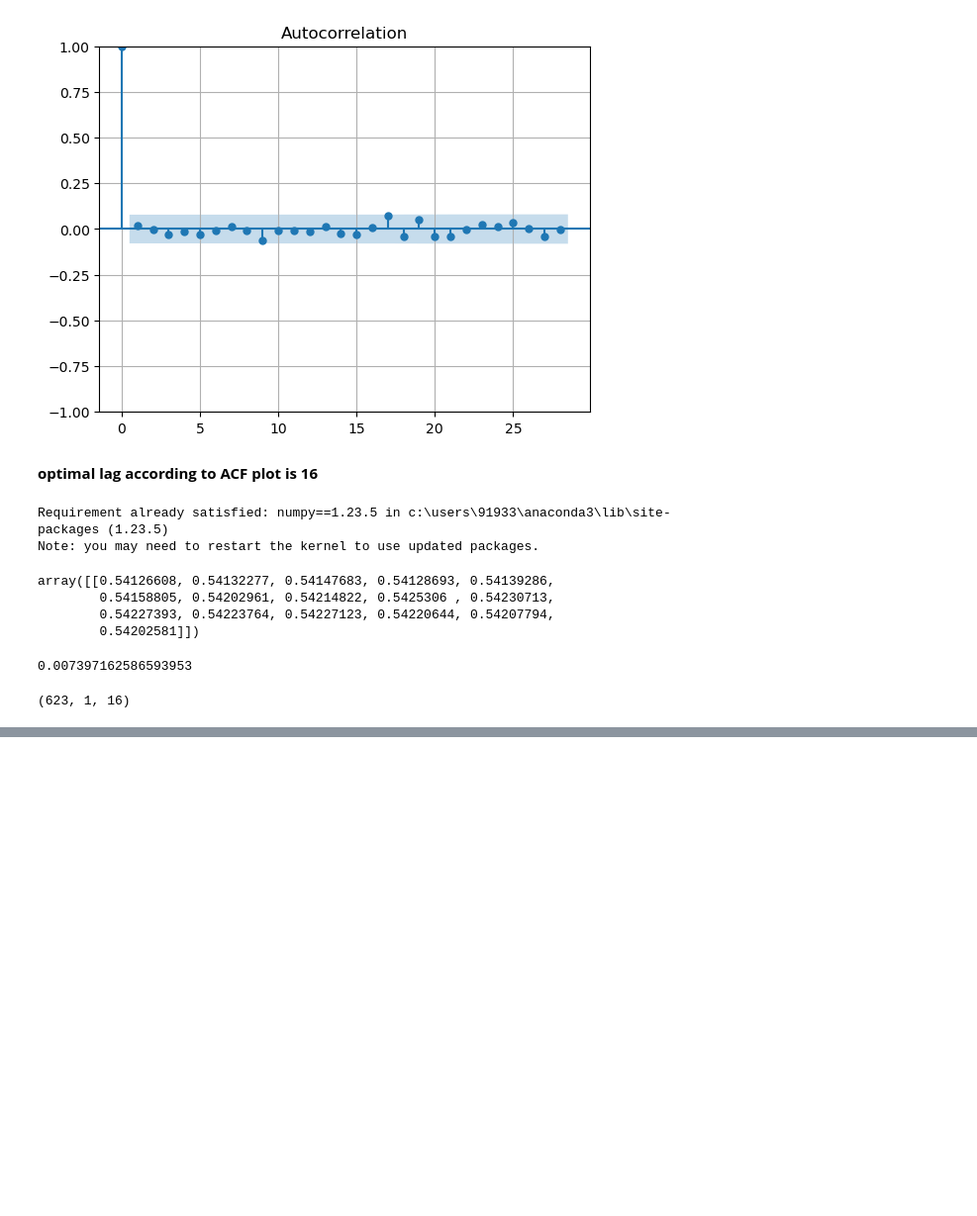
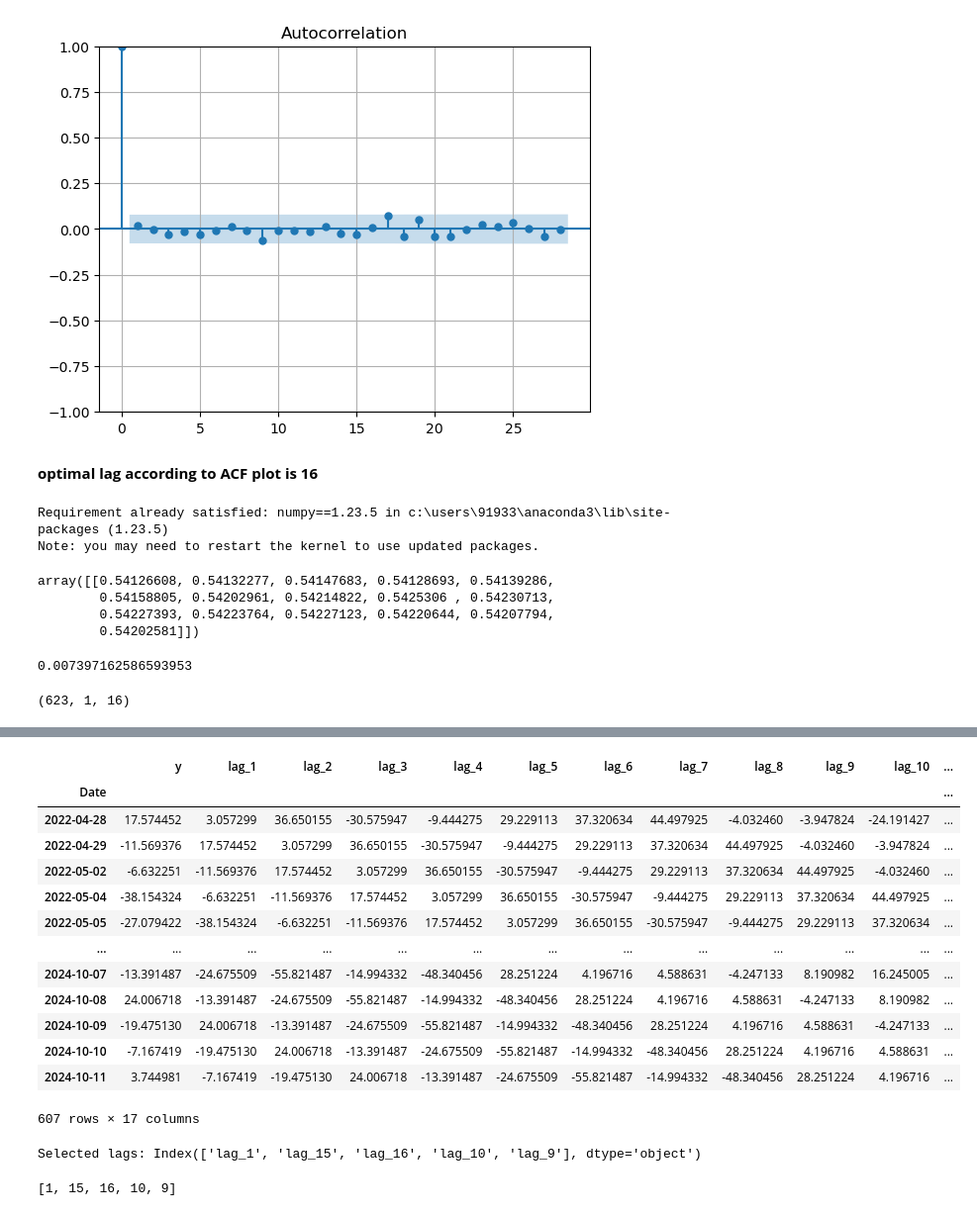
Before and after one commit to 035skt/ECO723, a Jupyter notebook: Analysis_11.ipynb, the cells around one changed output, grey strips where cells are left out. Shown at 99% size. Saved outputs shown, nothing was run; the diff lists cells and outputs as text; code cells hidden in the pictures; blank space fills up the shorter version.

```diff
--- a/Analysis_11.ipynb
+++ b/Analysis_11.ipynb
@@ -810,0 +845,27 @@ RMSE is 15.760915642377054
+# %%
+def create_lagged_features(series, max_lag=16):
+    df = pd.DataFrame({'y': series})
+    for lag in range(1, max_lag + 1):
+        df[f'lag_{lag}'] = df['y'].shift(lag)
+    df = df.dropna()
+    return df
+
+
+df_lags = create_lagged_features(residuals, max_lag=16)
+# %%
+df_lags
+# %% [output]
+|  | y | lag_1 | lag_2 | lag_3 | lag_4 | lag_5 | lag_6 | lag_7 | lag_8 | lag_9 | lag_10 | ... |
+| Date |  |  |  |  |  |  |  |  |  |  |  | ... |
+| 2022-04-28 | 17.574452 | 3.057299 | 36.650155 | -30.575947 | -9.444275 | 29.229113 | 37.320634 | 44.497925 | -4.032460 | -3.947824 | -24.191427 | ... |
+| 2022-04-29 | -11.569376 | 17.574452 | 3.057299 | 36.650155 | -30.575947 | -9.444275 | 29.229113 | 37.320634 | 44.497925 | -4.032460 | -3.947824 | ... |
+| 2022-05-02 | -6.632251 | -11.569376 | 17.574452 | 3.057299 | 36.650155 | -30.575947 | -9.444275 | 29.229113 | 37.320634 | 44.497925 | -4.032460 | ... |
+| 2022-05-04 | -38.154324 | -6.632251 | -11.569376 | 17.574452 | 3.057299 | 36.650155 | -30.575947 | -9.444275 | 29.229113 | 37.320634 | 44.497925 | ... |
+| 2022-05-05 | -27.079422 | -38.154324 | -6.632251 | -11.569376 | 17.574452 | 3.057299 | 36.650155 | -30.575947 | -9.444275 | 29.229113 | 37.320634 | ... |
+| ... | ... | ... | ... | ... | ... | ... | ... | ... | ... | ... | ... | ... |
+| 2024-10-07 | -13.391487 | -24.675509 | -55.821487 | -14.994332 | -48.340456 | 28.251224 | 4.196716 | 4.588631 | -4.247133 | 8.190982 | 16.245005 | ... |
+| 2024-10-08 | 24.006718 | -13.391487 | -24.675509 | -55.821487 | -14.994332 | -48.340456 | 28.251224 | 4.196716 | 4.588631 | -4.247133 | 8.190982 | ... |
+| 2024-10-09 | -19.475130 | 24.006718 | -13.391487 | -24.675509 | -55.821487 | -14.994332 | -48.340456 | 28.251224 | 4.196716 | 4.588631 | -4.247133 | ... |
+| 2024-10-10 | -7.167419 | -19.475130 | 24.006718 | -13.391487 | -24.675509 | -55.821487 | -14.994332 | -48.340456 | 28.251224 | 4.196716 | 4.588631 | ... |
+| 2024-10-11 | 3.744981 | -7.167419 | -19.475130 | 24.006718 | -13.391487 | -24.675509 | -55.821487 | -14.994332 | -48.340456 | 28.251224 | 4.196716 | ... |
+607 rows × 17 columns
@@ -810,0 +875,16 @@ RMSE is 15.760915642377054
+# %%
+# Prepare data
+X_rf = df_lags.drop('y', axis=1)
+y_rf = df_lags['y']
+
+# Fit Random Forest
+rf = RandomForestRegressor(n_estimators=100, random_state=42)
+rf.fit(X_rf, y_rf)
+
+# Get feature importances and select top lags
+importances = rf.feature_importances_
+lag_features = X_rf.columns[np.argsort(importances)[::-1]]
+top_lags = lag_features[:5]  # Select top 5 lags (adjust as needed)
+print("Selected lags:", top_lags)
+# %% [output]
+Selected lags: Index(['lag_1', 'lag_15', 'lag_16', 'lag_10', 'lag_9'], dtype='object')
@@ -810,0 +893,4 @@ RMSE is 15.760915642377054
+# %%
+lag_numbers
+# %% [output]
+[1, 15, 16, 10, 9]
```
Also changed, not shown: parts of 21 cells of this notebook, 1 other file.
